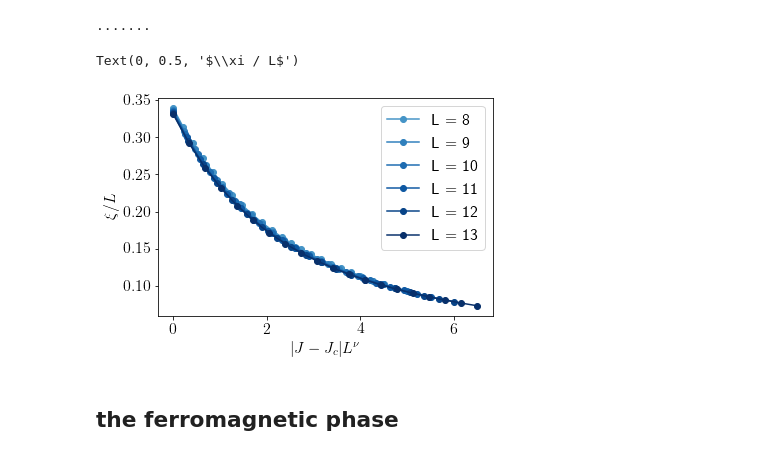
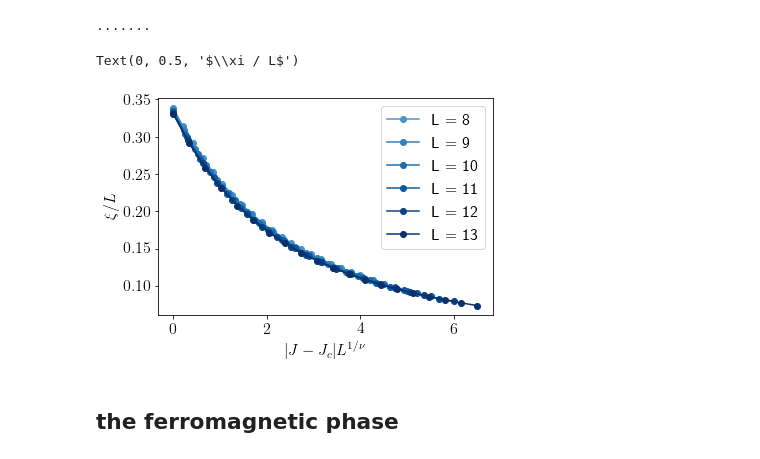
Before and after one commit to xcao-phys/sft-td, a Jupyter notebook: SFT_Ising_ED.ipynb, the cells around one changed output. Cells and saved outputs as stored; diff of their text form; code cells hidden in the pictures.

```diff
--- a/SFT_Ising_ED.ipynb
+++ b/SFT_Ising_ED.ipynb
@@ -370,16 +370,16 @@ for L in range(7, 14):
 # %%
 Ls = np.arange(8,14)
 for L in Ls:
     #if L < 7: continue
     xis = np.array([ res_len_Q[(J, L)] for J in Js])
 
     plt.plot((1-Js) * L, xis / L, "o-", c=color(L / Ls[-1]), label="L = %d" % L)
 plt.legend()
-plt.xlabel(r"$|J-J_c| L^{\nu}$")
+plt.xlabel(r"$|J-J_c| L^{1/\nu}$")
 plt.ylabel(r"$\xi / L$" )
 # %% [output]
 Text(0, 0.5, '$\\xi / L$')
-[figure, old version]
+[figure, new version]
 # %% [markdown]
 ## the ferromagnetic phase
 # %%
```
Also changed, not shown: parts of 3 cells of this notebook.
